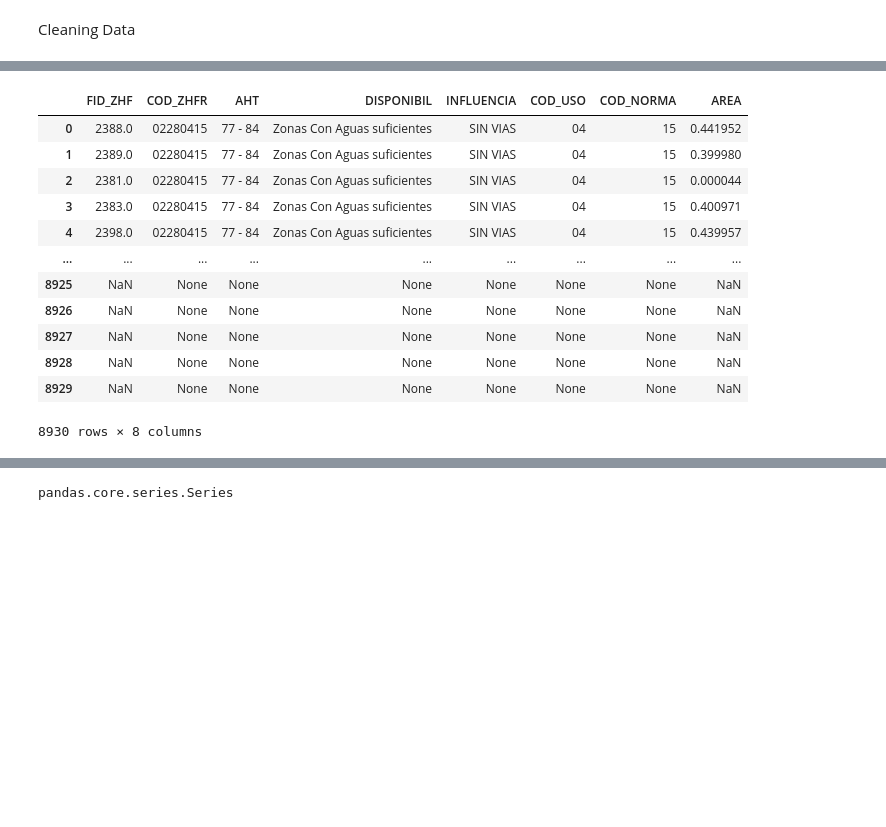
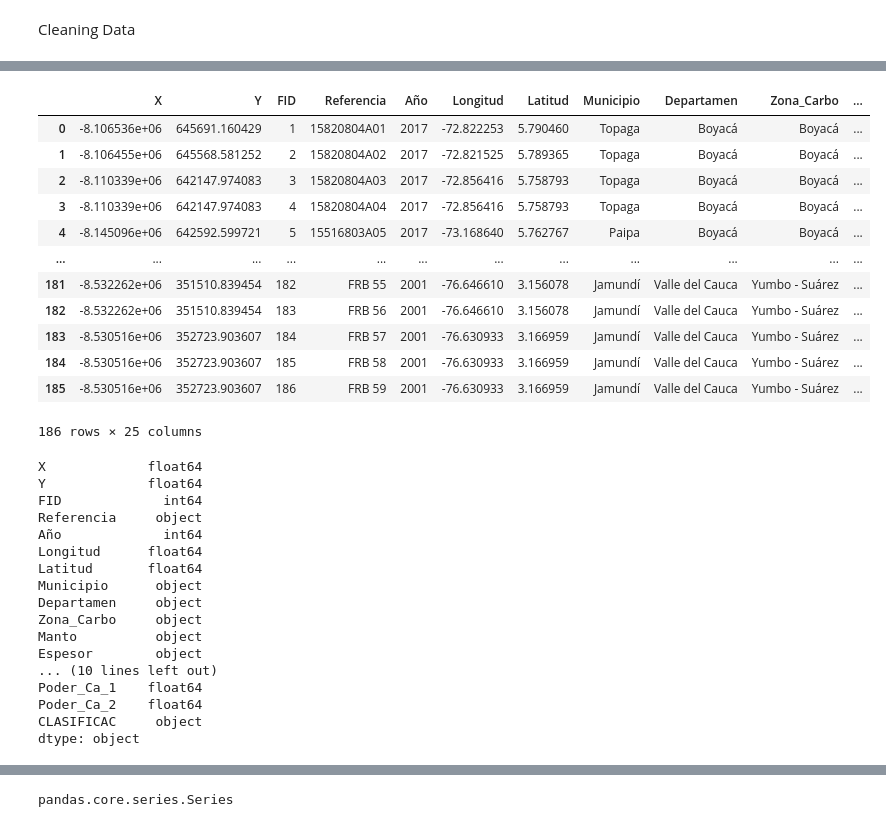
Before and after one commit to CamiloCorredor/Spatial_cluster, a Jupyter notebook: Cluster.ipynb, the cells around one changed output, grey strips where cells are left out. Drawn from its saved outputs; the diff is of its cells as text; code cells hidden in the pictures; blank space fills up the shorter version.

```diff
--- a/Cluster.ipynb
+++ b/Cluster.ipynb
@@ -54,17 +48,37 @@ Y_target = iv['COD_ZHFR']
+# %%
+iv
+# %% [output]
+|  | X | Y | FID | Referencia | Año | Longitud | Latitud | Municipio | Departamen | Zona_Carbo | ... |
+| 0 | -8.106536e+06 | 645691.160429 | 1 | 15820804A01 | 2017 | -72.822253 | 5.790460 | Topaga | Boyacá | Boyacá | ... |
+| 1 | -8.106455e+06 | 645568.581252 | 2 | 15820804A02 | 2017 | -72.821525 | 5.789365 | Topaga | Boyacá | Boyacá | ... |
+| 2 | -8.110339e+06 | 642147.974083 | 3 | 15820804A03 | 2017 | -72.856416 | 5.758793 | Topaga | Boyacá | Boyacá | ... |
+| 3 | -8.110339e+06 | 642147.974083 | 4 | 15820804A04 | 2017 | -72.856416 | 5.758793 | Topaga | Boyacá | Boyacá | ... |
+| 4 | -8.145096e+06 | 642592.599721 | 5 | 15516803A05 | 2017 | -73.168640 | 5.762767 | Paipa | Boyacá | Boyacá | ... |
+| ... | ... | ... | ... | ... | ... | ... | ... | ... | ... | ... | ... |
+| 181 | -8.532262e+06 | 351510.839454 | 182 | FRB 55 | 2001 | -76.646610 | 3.156078 | Jamundí | Valle del Cauca | Yumbo - Suárez | ... |
+| 182 | -8.532262e+06 | 351510.839454 | 183 | FRB 56 | 2001 | -76.646610 | 3.156078 | Jamundí | Valle del Cauca | Yumbo - Suárez | ... |
+| 183 | -8.530516e+06 | 352723.903607 | 184 | FRB 57 | 2001 | -76.630933 | 3.166959 | Jamundí | Valle del Cauca | Yumbo - Suárez | ... |
+| 184 | -8.530516e+06 | 352723.903607 | 185 | FRB 58 | 2001 | -76.630933 | 3.166959 | Jamundí | Valle del Cauca | Yumbo - Suárez | ... |
+| 185 | -8.530516e+06 | 352723.903607 | 186 | FRB 59 | 2001 | -76.630933 | 3.166959 | Jamundí | Valle del Cauca | Yumbo - Suárez | ... |
+186 rows × 25 columns
 # %%
-X_data
+iv.dtypes
 # %% [output]
-|  | FID_ZHF | COD_ZHFR | AHT | DISPONIBIL | INFLUENCIA | COD_USO | COD_NORMA | AREA |
-| 0 | 2388.0 | 02280415 | 77 - 84 | Zonas Con Aguas suficientes | SIN VIAS | 04 | 15 | 0.441952 |
-| 1 | 2389.0 | 02280415 | 77 - 84 | Zonas Con Aguas suficientes | SIN VIAS | 04 | 15 | 0.399980 |
-| 2 | 2381.0 | 02280415 | 77 - 84 | Zonas Con Aguas suficientes | SIN VIAS | 04 | 15 | 0.000044 |
-| 3 | 2383.0 | 02280415 | 77 - 84 | Zonas Con Aguas suficientes | SIN VIAS | 04 | 15 | 0.400971 |
-| 4 | 2398.0 | 02280415 | 77 - 84 | Zonas Con Aguas suficientes | SIN VIAS | 04 | 15 | 0.439957 |
-| ... | ... | ... | ... | ... | ... | ... | ... | ... |
-| 8925 | NaN | None | None | None | None | None | None | NaN |
-| 8926 | NaN | None | None | None | None | None | None | NaN |
-| 8927 | NaN | None | None | None | None | None | None | NaN |
-| 8928 | NaN | None | None | None | None | None | None | NaN |
-| 8929 | NaN | None | None | None | None | None | None | NaN |
-8930 rows × 8 columns
+X             float64
+Y             float64
+FID             int64
+Referencia     object
+Año             int64
+Longitud      float64
+Latitud       float64
+Municipio      object
+Departamen     object
+Zona_Carbo     object
+Manto          object
+Espesor        object
+... (10 lines left out)
+Poder_Ca_1    float64
+Poder_Ca_2    float64
+CLASIFICAC     object
+dtype: object
 # %%
```
Also changed, not shown: parts of 18 cells of this notebook, 2 other files.
